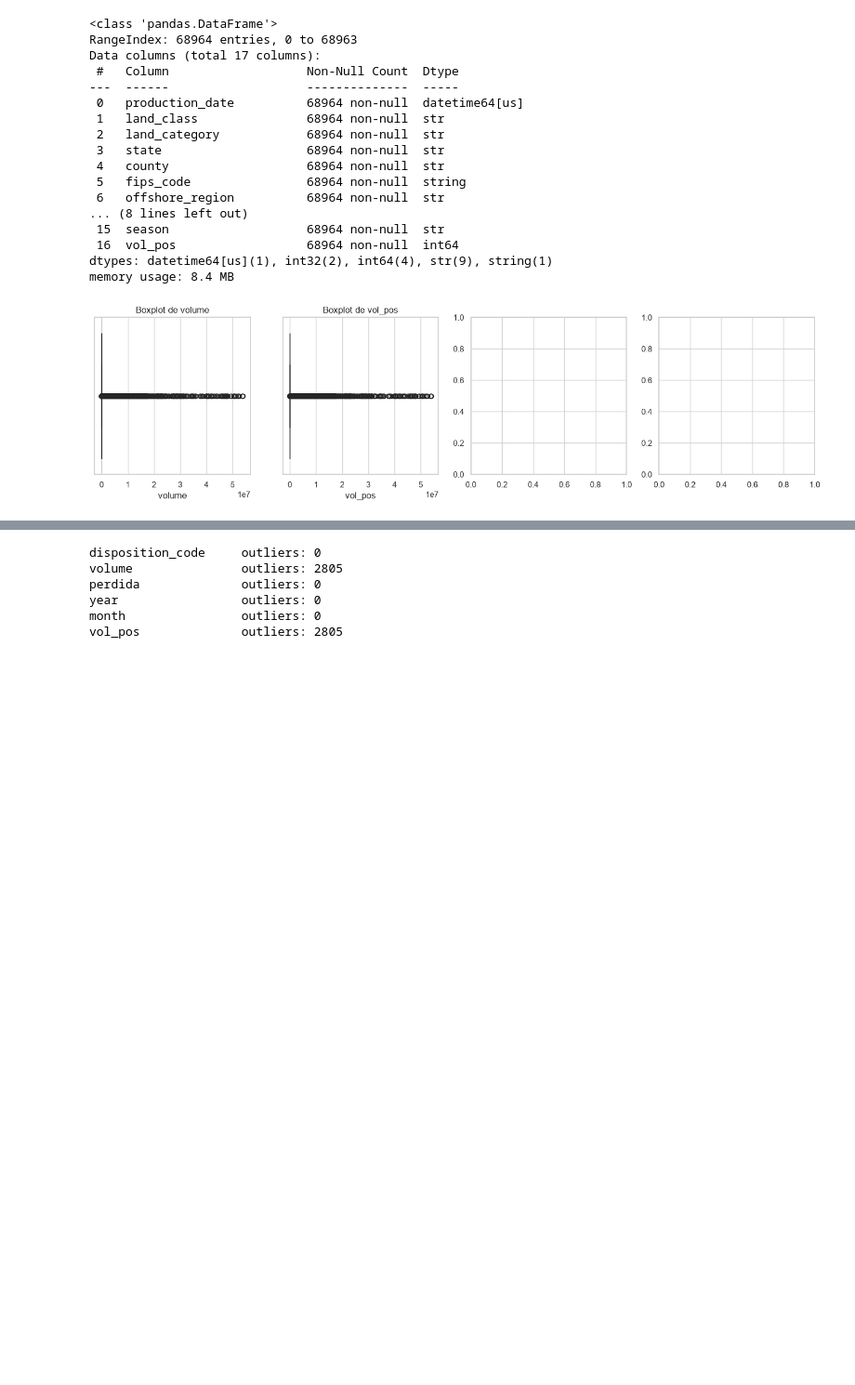
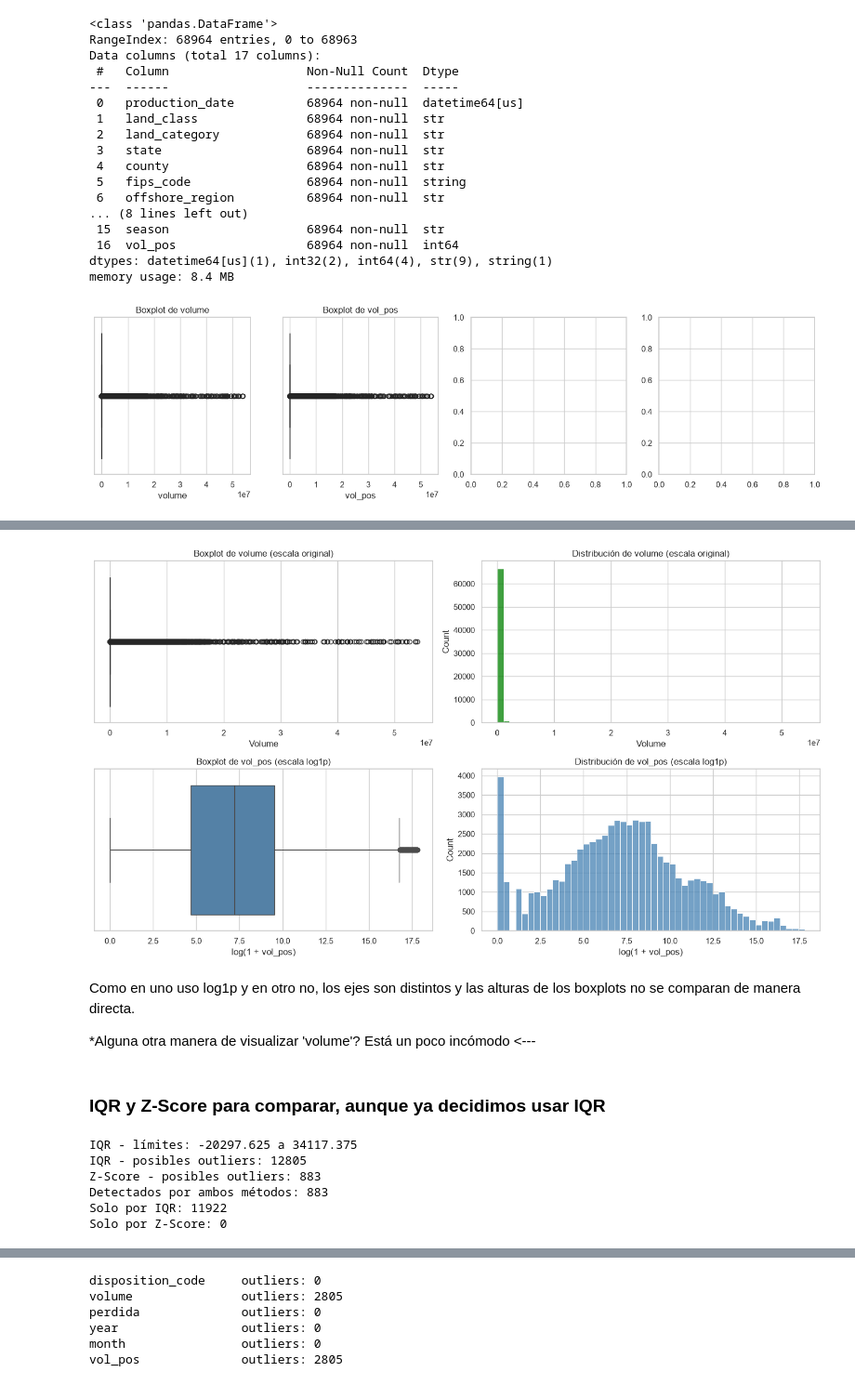
Before and after one commit to julian-quinteros/ProyectoYPF-DS-Pre2, a Jupyter notebook: Proyecto_G14_V1.2-Julian.ipynb, the cells around one changed output, grey strips where cells are left out. Shown at 93% size. Drawn from its saved outputs; the diff is of its cells as text; code cells hidden in the pictures; blank space fills up the shorter version.

```diff
--- a/Proyecto_G14_V1.2-Julian.ipynb
+++ b/Proyecto_G14_V1.2-Julian.ipynb
@@ -690,0 +740,69 @@ plt.show()
+# %%
+vol_pos_log = np.log1p(gas_limpio['vol_pos'])
+
+fig, axes = plt.subplots(2, 2, figsize=(14, 8))
+
+sns.boxplot(x=gas_limpio['volume'], ax=axes[0, 0], color='green')
+axes[0, 0].set_title('Boxplot de volume (escala original)')
+axes[0, 0].set_xlabel('Volume')
+
+sns.histplot(
+    data=gas_limpio, x='volume', bins=50,
+    ax=axes[0, 1], color='green'
+)
+axes[0, 1].set_title('Distribución de volume (escala original)')
+axes[0, 1].set_xlabel('Volume')
+
+sns.boxplot(x=vol_pos_log, ax=axes[1, 0], color='steelblue')
+axes[1, 0].set_title('Boxplot de vol_pos (escala log1p)')
+axes[1, 0].set_xlabel('log(1 + vol_pos)')
+
+sns.histplot(vol_pos_log, bins=50, ax=axes[1, 1], color='steelblue')
+axes[1, 1].set_title('Distribución de vol_pos (escala log1p)')
+axes[1, 1].set_xlabel('log(1 + vol_pos)')
+
+plt.tight_layout()
+plt.show()
+# %% [output]
+[figure, added]
+# %% [markdown]
+Como en uno uso log1p y en otro no, los ejes son distintos y las alturas de los boxplots no se comparan de manera directa.
+
+*Alguna otra manera de visualizar 'volume'? Está un poco incómodo <---
+# %% [markdown]
+### IQR y Z-Score para comparar, aunque ya decidimos usar IQR
+# %%
+# No modificar el DF, solo visualizar.
+
+vol = gas_limpio['vol_pos'].dropna()
+
+# IQR
+Q1=vol.quantile(0.25)
+Q3=vol.quantile(0.75)
+IQR = Q3 - Q1
+
+lb = Q1 - 1.5 * IQR
+ub = Q3 + 1.5 * IQR
+
+outlier_iqr = (vol < lb) | (vol > ub)
+
+# Z-Score: marca valores a más de 3 desviaciones estándar; no podemos asegurar que los valores sean normales, pero es una aproximación.
+
+z_score = (vol - vol.mean()) / vol.std(ddof=0)
+outlier_z = z_score.abs() > 3
+
+#Comparamos.
+
+print('IQR - límites:', lb, 'a', ub)
+print('IQR - posibles outliers:', outlier_iqr.sum())
+print('Z-Score - posibles outliers:', outlier_z.sum())
+print('Detectados por ambos métodos:', (outlier_iqr & outlier_z).sum())
+print('Solo por IQR:', (outlier_iqr & ~outlier_z).sum())
+print('Solo por Z-Score:', (~outlier_iqr & outlier_z).sum())
+# %% [output]
+IQR - límites: -20297.625 a 34117.375
+IQR - posibles outliers: 12805
+Z-Score - posibles outliers: 883
+Detectados por ambos métodos: 883
+Solo por IQR: 11922
+Solo por Z-Score: 0
```
Also changed, not shown: parts of 12 cells of this notebook.
